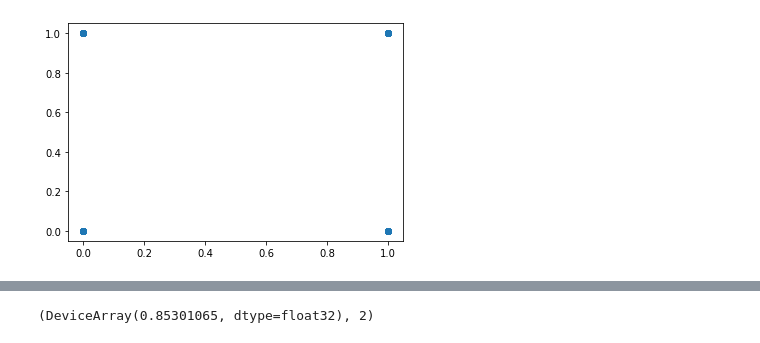
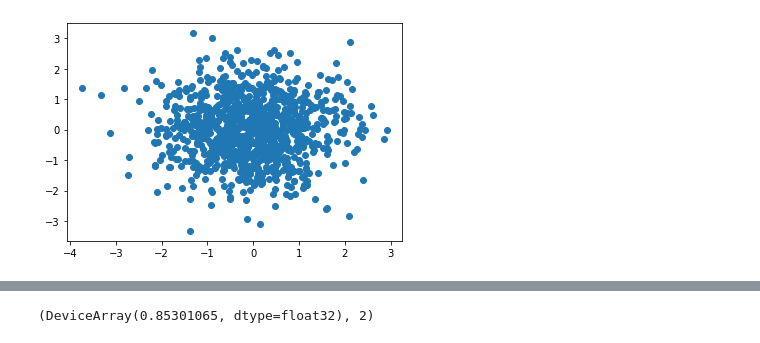
Before and after one commit to ajipalar/pynet, a Jupyter notebook: devel/functional_gibbs.ipynb, the cells around one changed output, grey strips where cells are left out. Cells and saved outputs as stored; diff of their text form; code cells hidden in the pictures.

Commit message:
python inter rep working

```diff
--- a/devel/functional_gibbs.ipynb
+++ b/devel/functional_gibbs.ipynb
@@ -135,3 +14,0 @@ def inner_body_fun(i: int,
-# %%
-def inner_body_fun(i: int,
-                   init_val) -> tuple[KeyArray, float, float]:
@@ -139,0 +187,11 @@ IndentationError: expected an indented block after function definition on line 1
+# %%
+init_func = 'jax.random.bernoulli'
+func = 'jax.random.bernoulli'
+init_func = 'jax.random.normal'
+func = 'jax.random.normal'
+N = 1000
+dof = 7
+inter_rep = compile_gibbsf(init_func, func, N=N, dof=dof)
+exec(inter_rep)
+gibbsf_jit = jax.jit(gibbsf)
+print(inter_rep)
@@ -140,15 +216,16 @@ IndentationError: expected an indented block after function definition on line 1
 # %%
 def make_gibbs_jit(sampler, rho, N, thin, dof):
     gibbsf_partial = partial(sampler, N=N,
                              thin=thin, rho=rho,
                              dof=dof)
     gibbsf_jit = jax.jit(gibbsf_partial)
     return gibbsf_jit
 
-gibbsf_jit = make_gibbs_jit(gibbsf, 0.99, 5000, 100, 2)
+# gibbsf_jit = make_gibbs_jit(gibbsf, 0.99, 5000, 100, 2)
+# gibbsf_jit  = jax.jit(gibbsf)
 key = jax.random.PRNGKey(5)
 samples = np.array(gibbsf_jit(key))
 x, y = samples[:, 0], samples[:, 1]
 plot.scatter(x, y)
 # %% [output]
-[figure, old version]
+[figure, new version]
```
Also changed, not shown: parts of 20 cells of this notebook.
